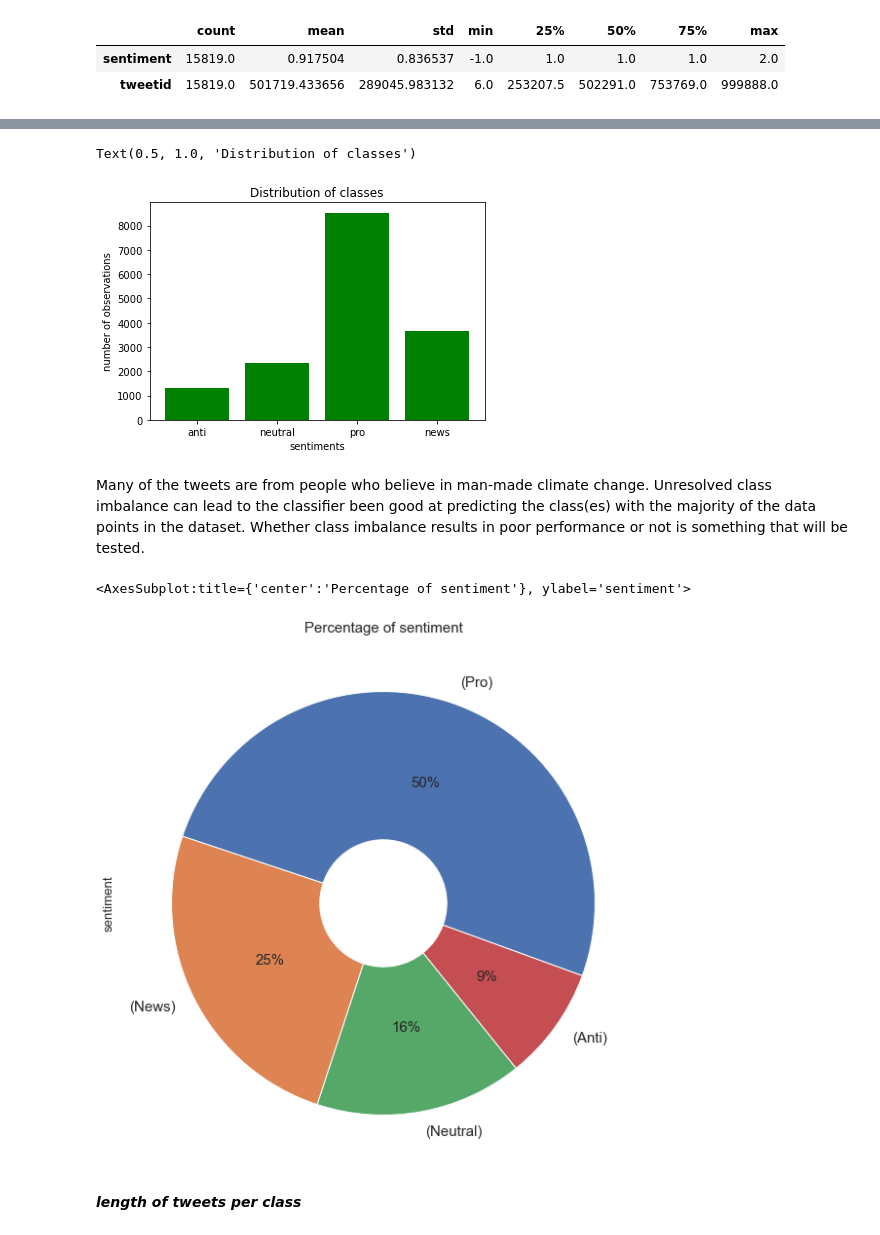
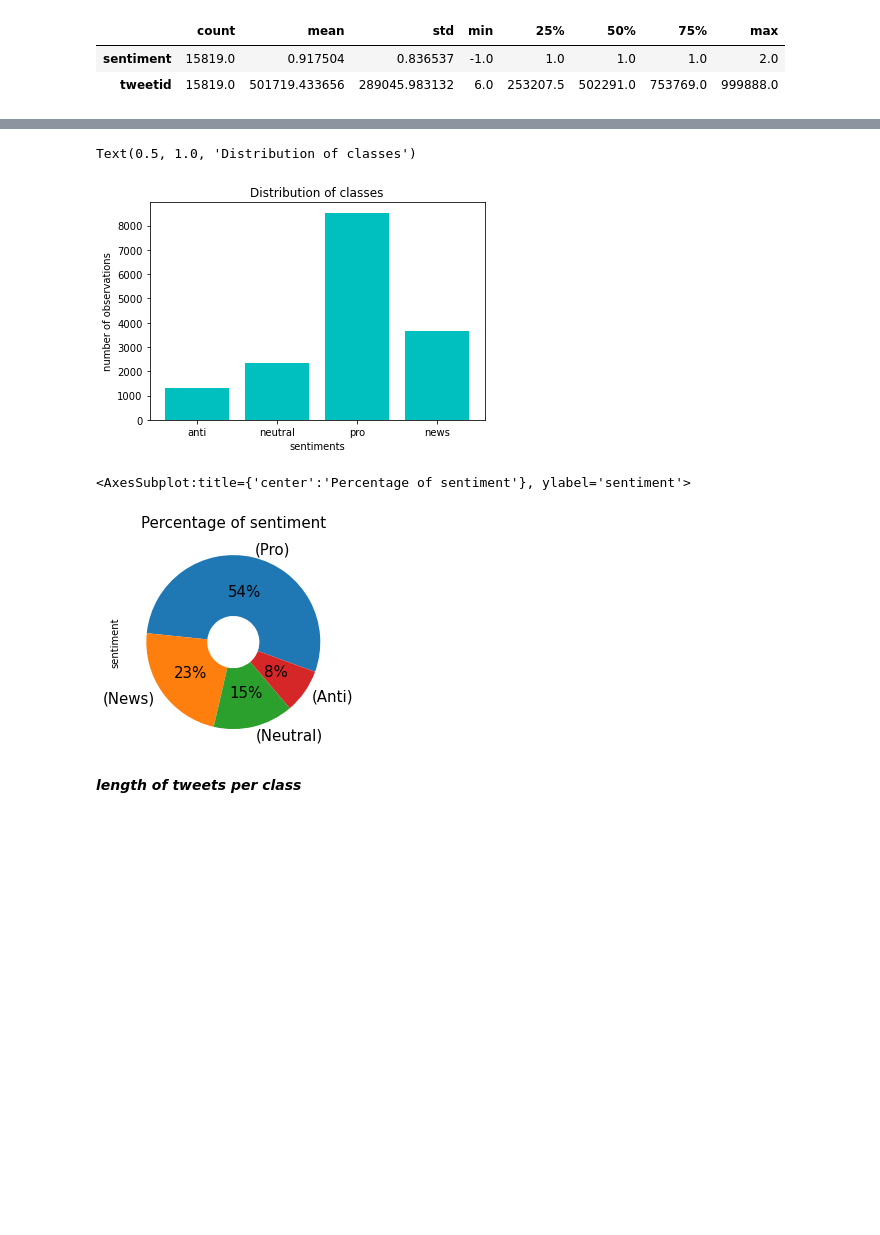
Before and after one commit to LPTsilo/Classification_Sprint_2207FTDS_Team_ES2, a Jupyter notebook: Classification_Sprint_Starter-Notebook.ipynb, the cells around one changed output, grey strips where cells are left out. Cells and saved outputs as stored; diff of their text form; code cells hidden in the pictures; blank space fills up the shorter version.

Commit message:
eda and data processing

```diff
--- a/Classification_Sprint_Starter-Notebook.ipynb
+++ b/Classification_Sprint_Starter-Notebook.ipynb
@@ -196,4 +133,0 @@ df_train[msg.isin(msg[msg.duplicated()])]
-# %%
-#removing duplicates
-df_train.drop_duplicates(subset = "message",keep = False,inplace = True)
-df_train
@@ -320,25 +192,23 @@ anti = df_train[df_train['sentiment']==-1]
 # Get all possible labels
 labels = df_train['sentiment'].unique()
 heights = [len(pro),len(news),len(neutral),len(anti)]
-plt.bar(labels,heights,color='green')
+plt.bar(labels,heights,color='c')
 plt.xticks(labels,['pro','news', 'neutral', 'anti'])
 plt.xlabel('sentiments')
 plt.ylabel("number of observations")
 plt.title('Distribution of classes')
 # %% [output]
 Text(0.5, 1.0, 'Distribution of classes')
-[figure, old version]
+[figure, new version]
-# %% [markdown]
-Many of the tweets are from people who believe in man-made climate change. Unresolved class imbalance can lead to the classifier been good at predicting the class(es) with the majority of the data points in the dataset. Whether class imbalance results in poor performance or not is something that will be tested.
 # %%
-plt.figure(figsize=(15,10))
+###### plt.figure(figsize=(15,10))
 plt.title('Percentage of sentiment', fontsize=15)
 df_train.sentiment.value_counts().plot(kind='pie', labels=['(Pro)', '(News)', '(Neutral)', '(Anti)'],
                               wedgeprops=dict(width=.7), autopct='%1.0f%%', startangle= -20,
                               textprops={'fontsize': 15})
 # %% [output]
 <AxesSubplot:title={'center':'Percentage of sentiment'}, ylabel='sentiment'>
-[figure, old version]
+[figure, new version]
 # %% [markdown]
 ***length of tweets per class***
 # %%
```
Also changed, not shown: parts of 62 cells of this notebook.
